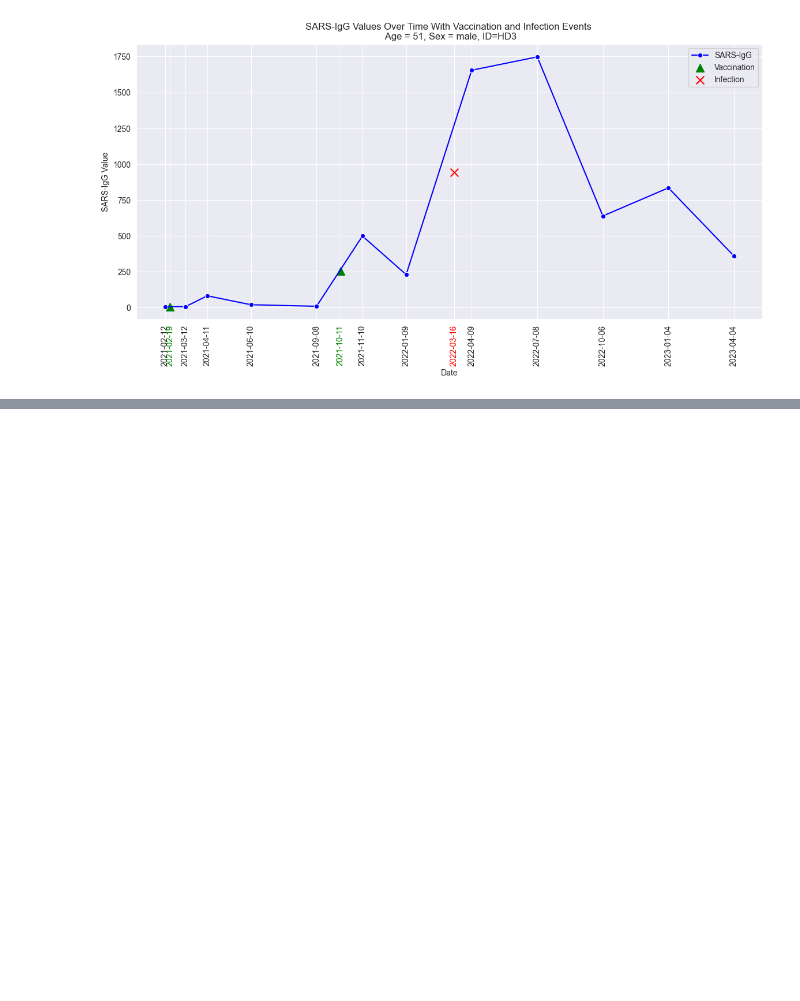
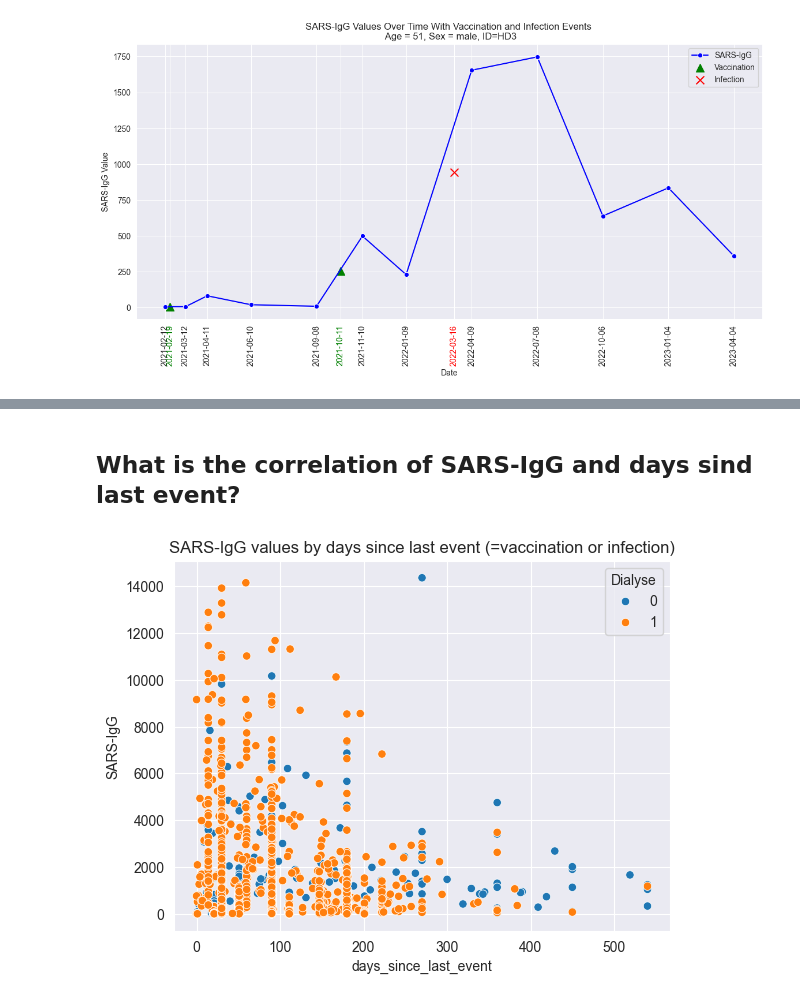
Before and after one commit to IKE-B/immun-ml, a Jupyter notebook: src/d03_research_questions/RQ1 - Analyse long-format.ipynb, the cells around one changed output, grey strips where cells are left out. Cells and saved outputs as stored; diff of their text form; code cells hidden in the pictures; blank space fills up the shorter version.

Commit message:
WIP: Calculate increase in SARS-IgG

```diff
--- a/src/d03_research_questions/RQ1 - Analyse long-format.ipynb
+++ b/src/d03_research_questions/RQ1 - Analyse long-format.ipynb
@@ -54,6 +54,8 @@ sub_df['group_id'] = sub_df.groupby(['Dialyse','n_vaccinations']).ngroup()
 sub_df = sub_df.sort_values(by='date')
 sub_df['n_vaccinations_so_far'] = sub_df.groupby('ID')['vaccination'].cumsum()
 sub_df['n_infections_so_far'] = sub_df.groupby('ID')['infection'].cumsum()
+# %%
+sub_df['event'] = sub_df['infection'] | sub_df['vaccination']
 # %%
 # Ensure the DataFrame is sorted by date
 sub_df.sort_values(by='date', inplace=True)
@@ -63,7 +65,7 @@ dfs = []
 
 # Group by user_id and apply the function to each group
 for _, group in sub_df.groupby('ID'):
-    group_result = h.calculate_days_since_last_event(group, event_col='vaccination')
+    group_result = h.calculate_days_since_last_event(group, event_col='event')
     dfs.append(group_result)
 
 # Concatenate all the individual user DataFrames into a single DataFrame
@@ -85,0 +73,13 @@ result_df[result_df['SARS-IgG']>30000]
+# %% [markdown]
+## What is the correlation of SARS-IgG and days sind last event?
+# %%
+sub_df = result_df[result_df['days_since_last_event'] != -1]
+# remove outliers
+sub_df = sub_df[sub_df['SARS-IgG']<15000]
+
+
+sns.scatterplot(sub_df, y='SARS-IgG', x='days_since_last_event', hue='Dialyse')
+plt.title('SARS-IgG values by days since last event (=vaccination or infection)')
+plt.show()
+# %% [output]
+[figure, added]
```
Also changed, not shown: parts of 4 cells of this notebook.
